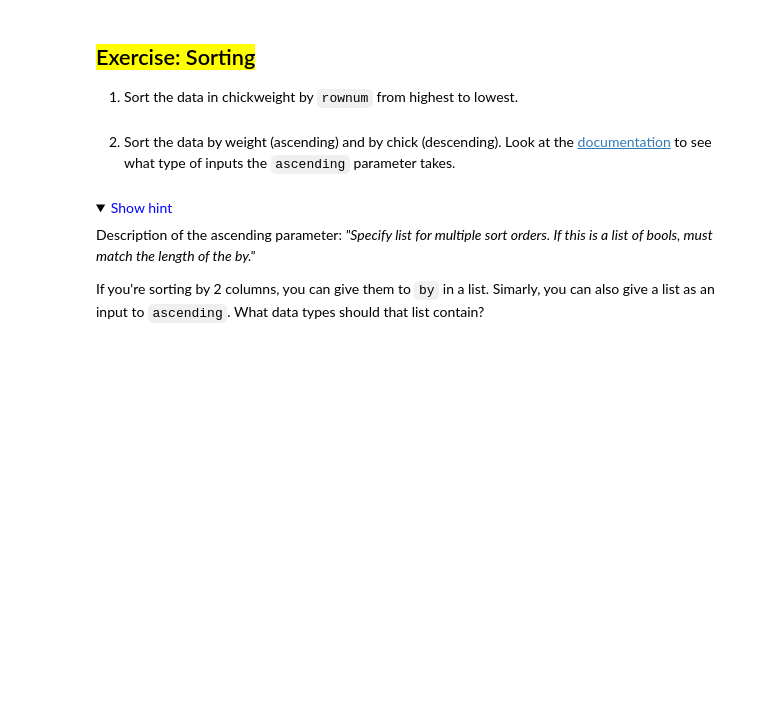
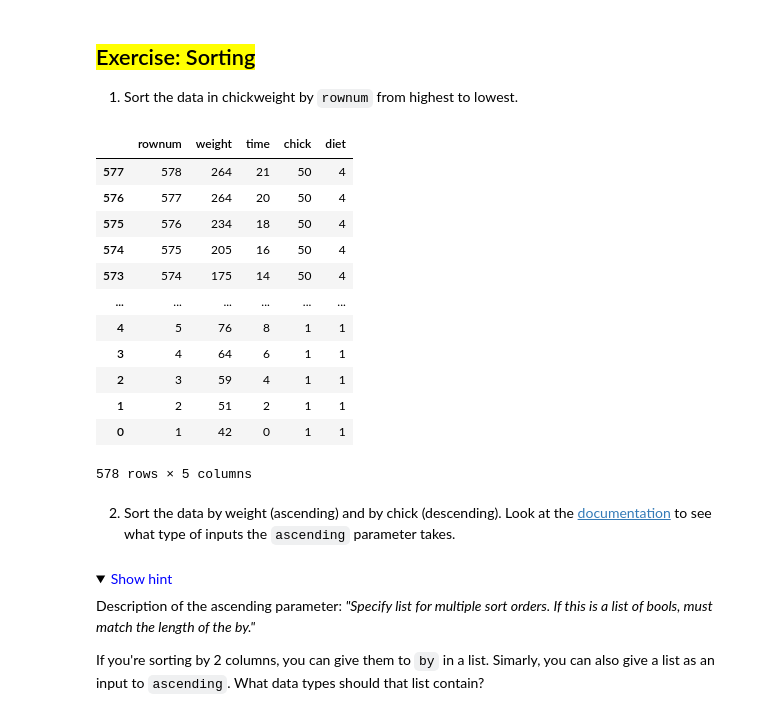
Before and after one commit to martinkochCH/academy-python-for-data-analysis, a Jupyter notebook: 3. Pandas/03_Selections_And_Sorting.ipynb, the cells around one changed output. Saved outputs shown, nothing was run; the diff lists cells and outputs as text; code cells hidden in the pictures; folded sections open; blank space fills up the shorter version.

```diff
--- a/3. Pandas/03_Selections_And_Sorting.ipynb
+++ b/3. Pandas/03_Selections_And_Sorting.ipynb
@@ -243,6 +421,25 @@ Or you can sort by two columns: *(To see what happens, look at the order of chic
 <a id='e2'></a>
 ## <mark>Exercise: Sorting</mark>
 1. Sort the data in chickweight by `rownum` from highest to lowest.
+# %%
+(
+    chickweight
+    .sort_values(by='rownum', ascending=False)
+)
+# %% [output]
+|  | rownum | weight | time | chick | diet |
+| 577 | 578 | 264 | 21 | 50 | 4 |
+| 576 | 577 | 264 | 20 | 50 | 4 |
+| 575 | 576 | 234 | 18 | 50 | 4 |
+| 574 | 575 | 205 | 16 | 50 | 4 |
+| 573 | 574 | 175 | 14 | 50 | 4 |
+| ... | ... | ... | ... | ... | ... |
+| 4 | 5 | 76 | 8 | 1 | 1 |
+| 3 | 4 | 64 | 6 | 1 | 1 |
+| 2 | 3 | 59 | 4 | 1 | 1 |
+| 1 | 2 | 51 | 2 | 1 | 1 |
+| 0 | 1 | 42 | 0 | 1 | 1 |
+578 rows × 5 columns
 # %% [markdown]
 2. Sort the data by weight (ascending) and by chick (descending). Look at the [documentation](https://pandas.pydata.org/pandas-docs/stable/reference/api/pandas.DataFrame.sort_values.html) to see what type of inputs the `ascending` parameter takes.
 # %% [markdown]
```
Also changed, not shown: parts of 18 cells of this notebook, 2 other files.
